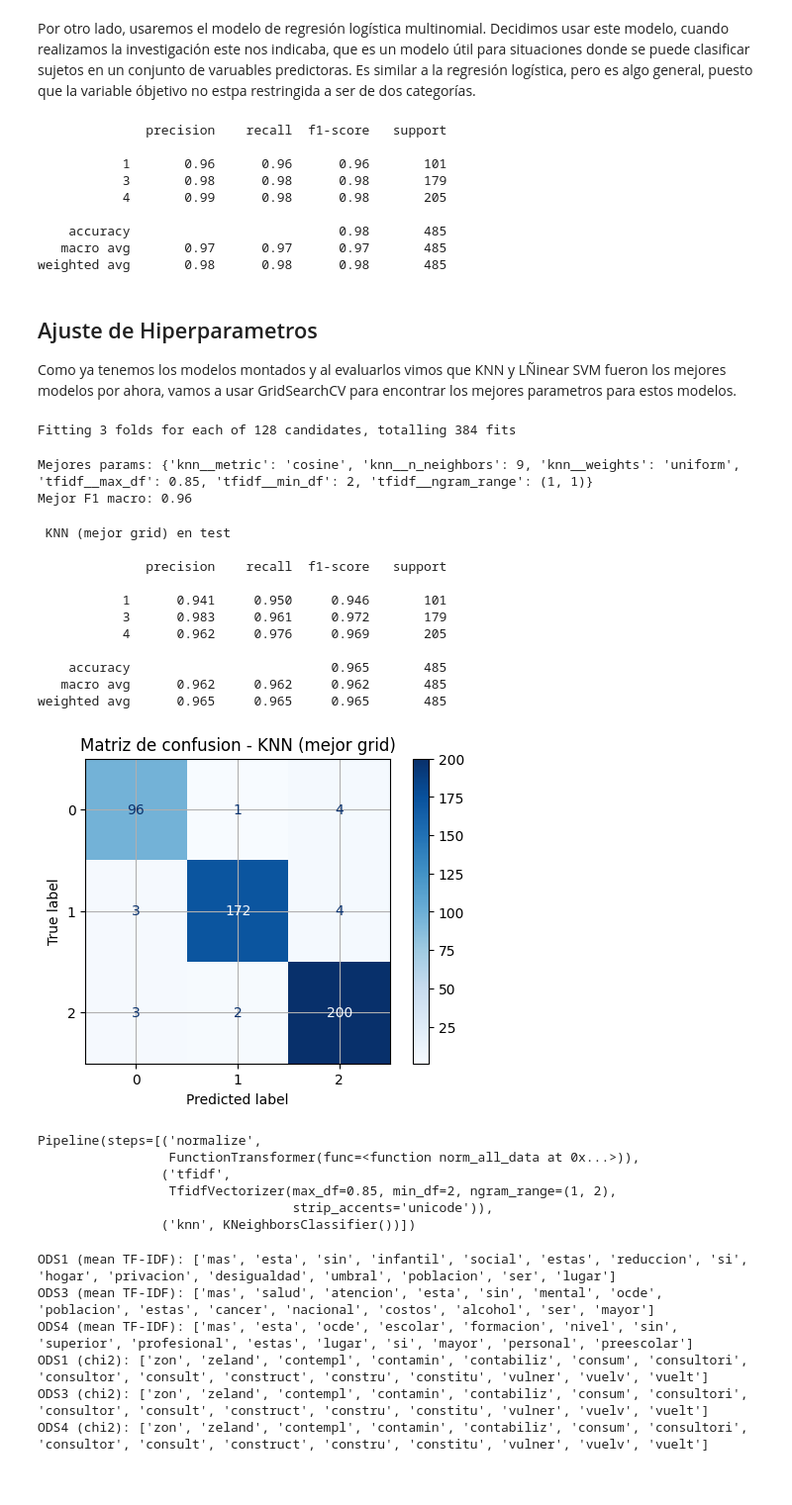
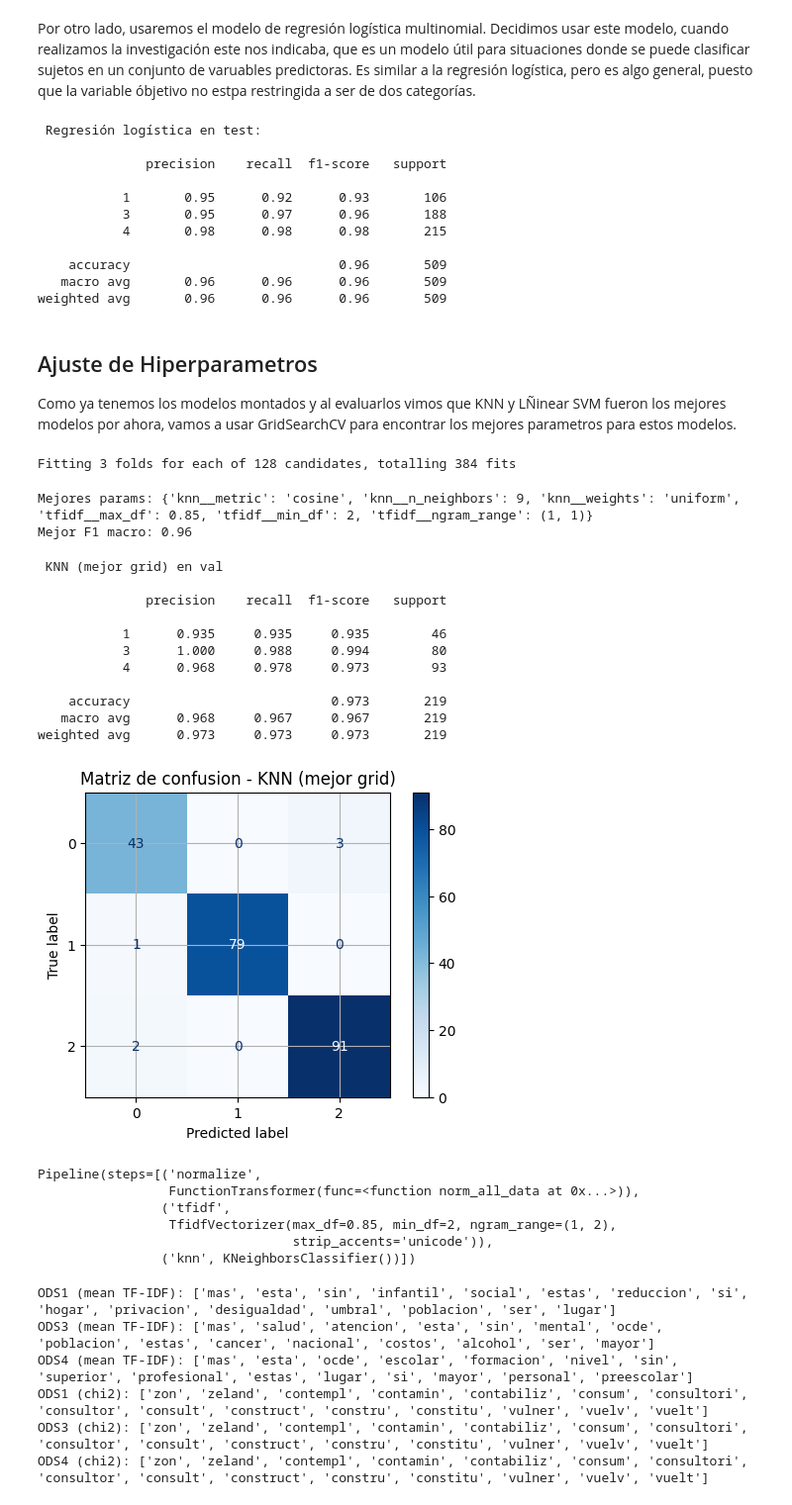
Before and after one commit to YairAndrade1/proyecto1_analitica_de_texto, a Jupyter notebook: try1.ipynb, the cells around one changed output. Shown at 99% size. Drawn from its saved outputs; the diff is of its cells as text; code cells hidden in the pictures.

```diff
--- a/try1.ipynb
+++ b/try1.ipynb
@@ -188,11 +188,13 @@ def norm_all_data (data):
     norm_data = normalize_data(data.astype(str))
     return norm_data
 # %%
-#Split de datos de entrenamiento y prueba
+#Split de datos de entrenamiento, prueba y validación (70%, 20%, 10%)
 X = norm_data
 y = df["labels"]
 
-X_train, X_test, y_train, y_test = train_test_split(X, y, test_size=0.20, random_state=RANDOM_STATE, stratify=y)
+X_train, X_t, y_train, y_t = train_test_split(X, y, test_size=0.30, random_state=RANDOM_STATE, stratify=y)
+
+X_test, X_val, y_test, y_val = train_test_split(X_t, y_t, test_size=0.30, random_state=RANDOM_STATE, stratify=y_t)
 # %% [markdown]
 ### Vectorización TF-IDF
 # %%
@@ -295,17 +302,20 @@ model_regression = LogisticRegression(
 )
 model_regression.fit(X_train_tfidf, y_train)
 y_pred = model_regression.predict(X_test_tfidf)
+print("\n Regresión logística en test: \n")
 print(classification_report(y_test, y_pred))
 # %% [output]
+ Regresión logística en test:
+
               precision    recall  f1-score   support
 
-           1       0.96      0.96      0.96       101
-           3       0.98      0.98      0.98       179
-           4       0.99      0.98      0.98       205
+           1       0.95      0.92      0.93       106
+           3       0.95      0.97      0.96       188
+           4       0.98      0.98      0.98       215
 
-    accuracy                           0.98       485
-   macro avg       0.97      0.97      0.97       485
-weighted avg       0.98      0.98      0.98       485
+    accuracy                           0.96       509
+   macro avg       0.96      0.96      0.96       509
+weighted avg       0.96      0.96      0.96       509
 # %% [markdown]
 ## Ajuste de Hiperparametros
 Como ya tenemos los modelos montados y al evaluarlos vimos que KNN y LÑinear SVM fueron  los mejores modelos por ahora, vamos a usar GridSearchCV para encontrar los mejores parametros para estos modelos.
@@ -333,46 +343,46 @@ param_grid = {
     "tfidf__max_df": [0.85,0.9],
     "tfidf__ngram_range": [(1,1),(1,2)]
 }
 
 # Configuramos el GridSearchCV
 # Usamos StratifiedKFold para mantener la proporción de clases en cada fold
 cv = StratifiedKFold(n_splits=3, shuffle=True, random_state=RANDOM_STATE)
 gs = GridSearchCV(pipeKNN, param_grid, scoring="f1_macro", cv=cv, n_jobs=-1, verbose=1)
 gs.fit(X_train, y_train)
 
 # Obtenemos el mejor pipeline
 mejor_pipe = gs.best_estimator_
 print("Mejores params:", gs.best_params_)
 print("Mejor F1 macro:", round(gs.best_score_, 2))
 
-# Evaluación en Test, esto no visto por el grid
-y_pred = mejor_pipe.predict(X_test)
-print("\n KNN (mejor grid) en test \n")
-print(classification_report(y_test, y_pred, digits=3))
+# Evaluación con x_val, estos datos no han sido vistos por el modelo en ninguna etapa
+y_pred = mejor_pipe.predict(X_val)
+print("\n KNN (mejor grid) en val \n")
+print(classification_report(y_val, y_pred, digits=3))
 
 # Matriz de confusión
-cm = confusion_matrix(y_test, y_pred, labels=[1,3,4])
+cm = confusion_matrix(y_val, y_pred, labels=[1,3,4])
 ConfusionMatrixDisplay(cm).plot(cmap="Blues")
 plt.title("Matriz de confusion - KNN (mejor grid)")
 plt.show()
 
 pipeKNN
 # %% [output]
 Fitting 3 folds for each of 128 candidates, totalling 384 fits
 Mejores params: {'knn__metric': 'cosine', 'knn__n_neighbors': 9, 'knn__weights': 'uniform', 'tfidf__max_df': 0.85, 'tfidf__min_df': 2, 'tfidf__ngram_range': (1, 1)}
 Mejor F1 macro: 0.96
- KNN (mejor grid) en test
+ KNN (mejor grid) en val
 
               precision    recall  f1-score   support
 
-           1      0.941     0.950     0.946       101
-           3      0.983     0.961     0.972       179
-           4      0.962     0.976     0.969       205
+           1      0.935     0.935     0.935        46
+           3      1.000     0.988     0.994        80
+           4      0.968     0.978     0.973        93
 
-    accuracy                          0.965       485
-   macro avg      0.962     0.962     0.962       485
-weighted avg      0.965     0.965     0.965       485
+    accuracy                          0.973       219
+   macro avg      0.968     0.967     0.967       219
+weighted avg      0.973     0.973     0.973       219
-[figure, old version]
+[figure, new version]
 Pipeline(steps=[('normalize',
                  FunctionTransformer(func=<function norm_all_data at 0x...>)),
                 ('tfidf',
```
Also changed, not shown: parts of 6 cells of this notebook.
